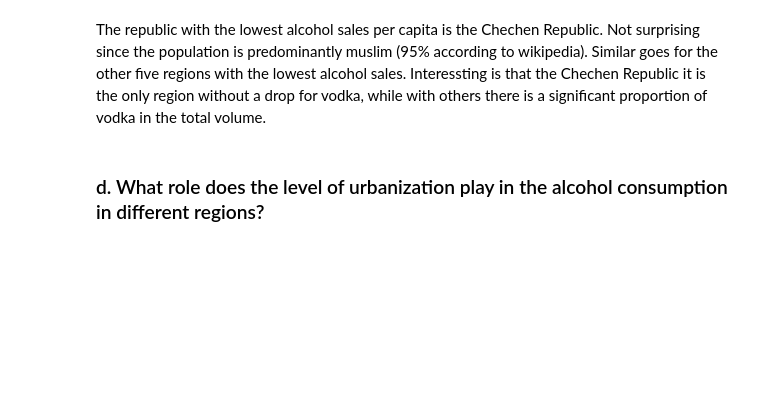
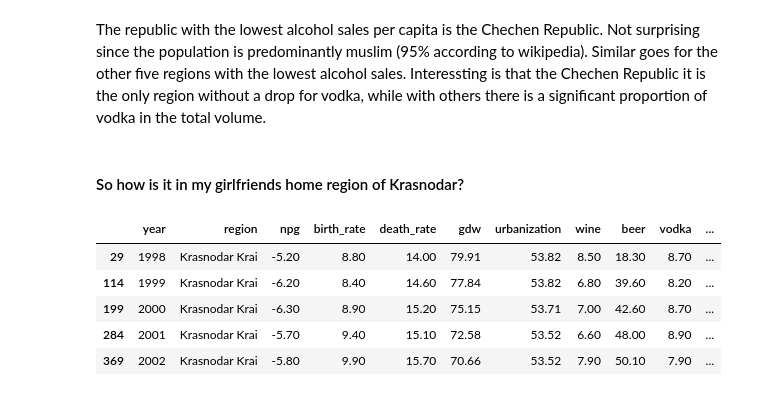
Before and after one commit to michaeltosic/alcohol-in-russia, a Jupyter notebook: russian-demographics-and-alcohol.ipynb, the cells around one changed output. Saved outputs shown, nothing was run; the diff lists cells and outputs as text; code cells hidden in the pictures; blank space fills up the shorter version.

```diff
--- a/russian-demographics-and-alcohol.ipynb
+++ b/russian-demographics-and-alcohol.ipynb
@@ -169,4 +106,0 @@ df.shape
-# %%
-drink_cat = ["wine","beer","vodka","champagne","brandy"]
-df.dropna(how = "any", subset = drink_cat, inplace = True)
-df.shape
@@ -307,5 +255,15 @@ fig.show()
 [interactive output not drawn]
 # %% [markdown]
 The republic with the lowest alcohol sales per capita is the Chechen Republic. Not surprising since the population is predominantly muslim (95% according to wikipedia). Similar goes for the other five regions with the lowest alcohol sales. Interessting is that the Chechen Republic it is the only region without a drop for vodka, while with others there is a significant proportion of vodka in the total volume.
-# %% [markdown]
-### d. What role does the level of urbanization play in the alcohol consumption in different regions?
+# %% [markdown]
+#### So how is it in my girlfriends home region of Krasnodar?
+# %%
+df_krasnodar = df[df.region == "Krasnodar Krai"]
+df_krasnodar.head()
+# %% [output]
+|  | year | region | npg | birth_rate | death_rate | gdw | urbanization | wine | beer | vodka | ... |
+| 29 | 1998 | Krasnodar Krai | -5.20 | 8.80 | 14.00 | 79.91 | 53.82 | 8.50 | 18.30 | 8.70 | ... |
+| 114 | 1999 | Krasnodar Krai | -6.20 | 8.40 | 14.60 | 77.84 | 53.82 | 6.80 | 39.60 | 8.20 | ... |
+| 199 | 2000 | Krasnodar Krai | -6.30 | 8.90 | 15.20 | 75.15 | 53.71 | 7.00 | 42.60 | 8.70 | ... |
+| 284 | 2001 | Krasnodar Krai | -5.70 | 9.40 | 15.10 | 72.58 | 53.52 | 6.60 | 48.00 | 8.90 | ... |
+| 369 | 2002 | Krasnodar Krai | -5.80 | 9.90 | 15.70 | 70.66 | 53.52 | 7.90 | 50.10 | 7.90 | ... |
```
Also changed, not shown: parts of 42 cells of this notebook.
